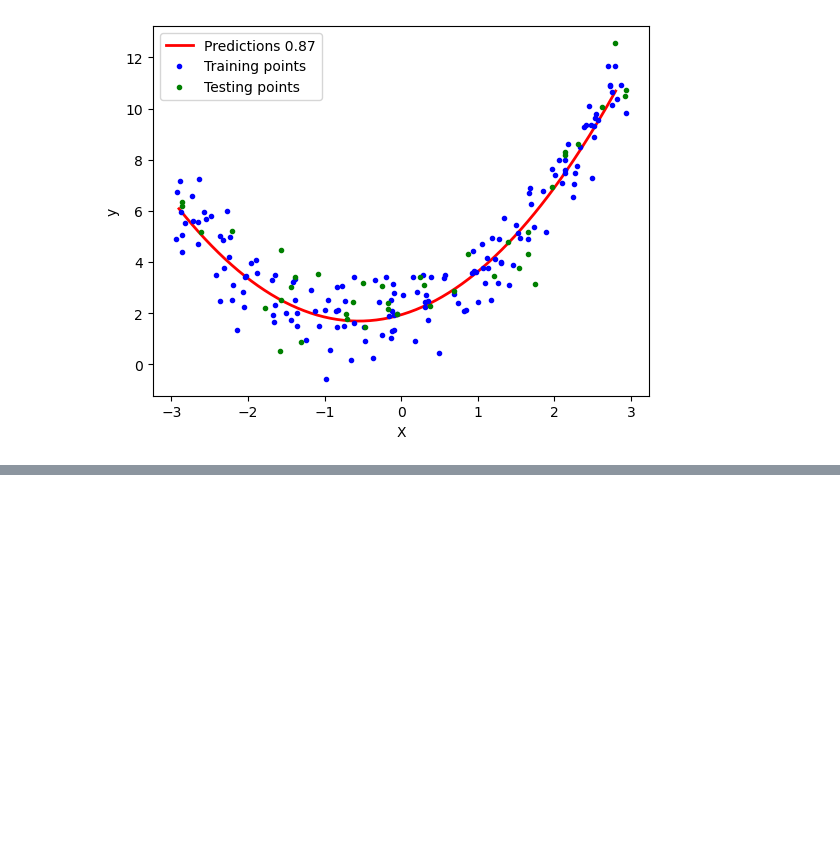
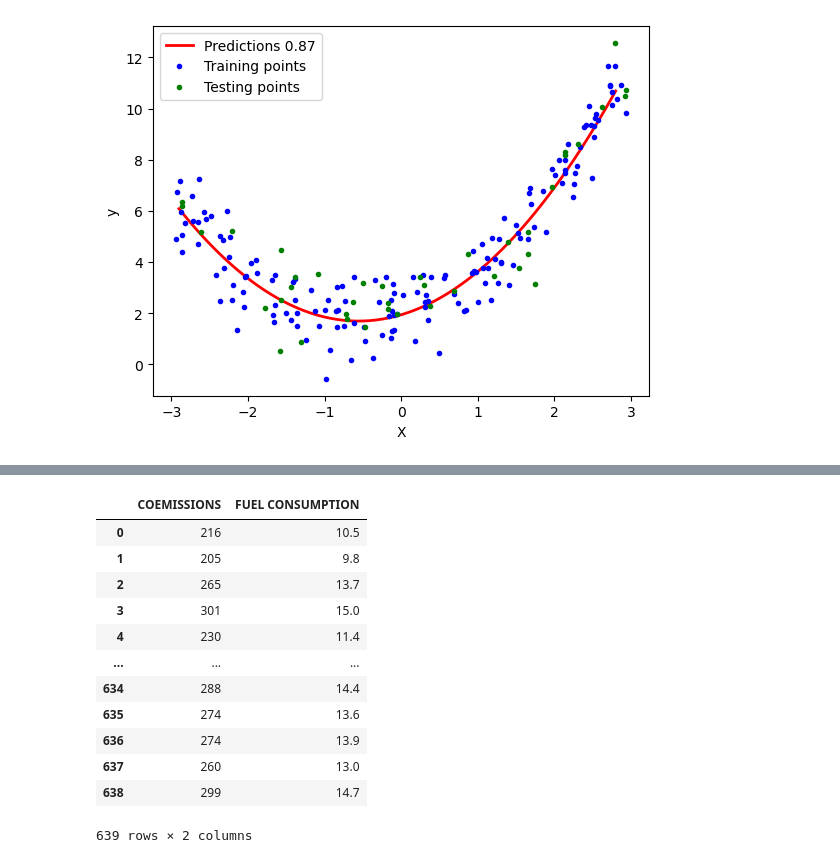
Before and after one commit to MD786Arif/MY_FOLDER, a Jupyter notebook: Polynomial_Regression/Untitled.ipynb, the cells around one changed output, grey strips where cells are left out. Cells and saved outputs as stored; diff of their text form; code cells hidden in the pictures; blank space fills up the shorter version.

```diff
--- a/Polynomial_Regression/Untitled.ipynb
+++ b/Polynomial_Regression/Untitled.ipynb
@@ -140,0 +162,18 @@ plt.show()
+# %%
+data = df[['COEMISSIONS ','FUEL CONSUMPTION']]
+# %%
+data
+# %% [output]
+|  | COEMISSIONS | FUEL CONSUMPTION |
+| 0 | 216 | 10.5 |
+| 1 | 205 | 9.8 |
+| 2 | 265 | 13.7 |
+| 3 | 301 | 15.0 |
+| 4 | 230 | 11.4 |
+| ... | ... | ... |
+| 634 | 288 | 14.4 |
+| 635 | 274 | 13.6 |
+| 636 | 274 | 13.9 |
+| 637 | 260 | 13.0 |
+| 638 | 299 | 14.7 |
+639 rows × 2 columns
```
Also changed, not shown: parts of 11 cells of this notebook, 19 other files.
